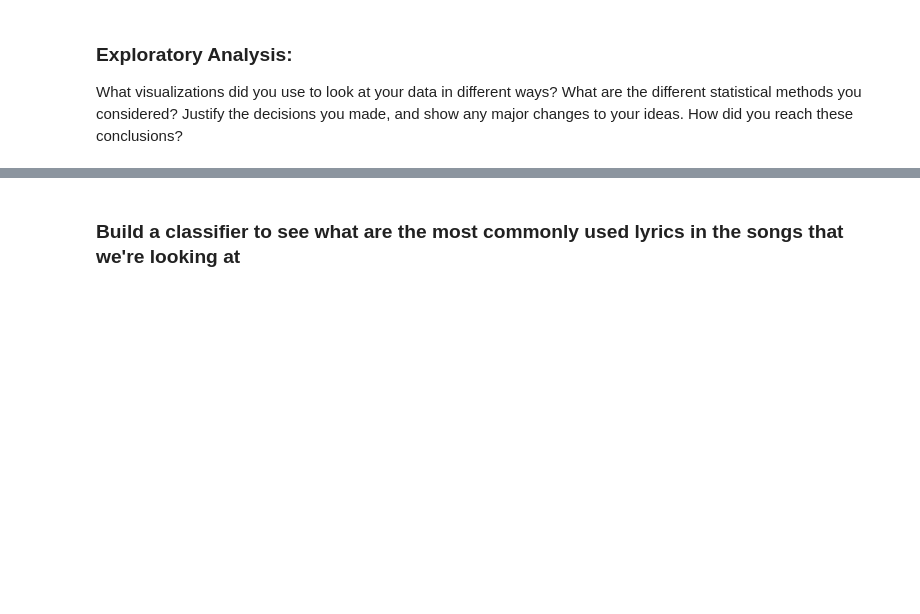
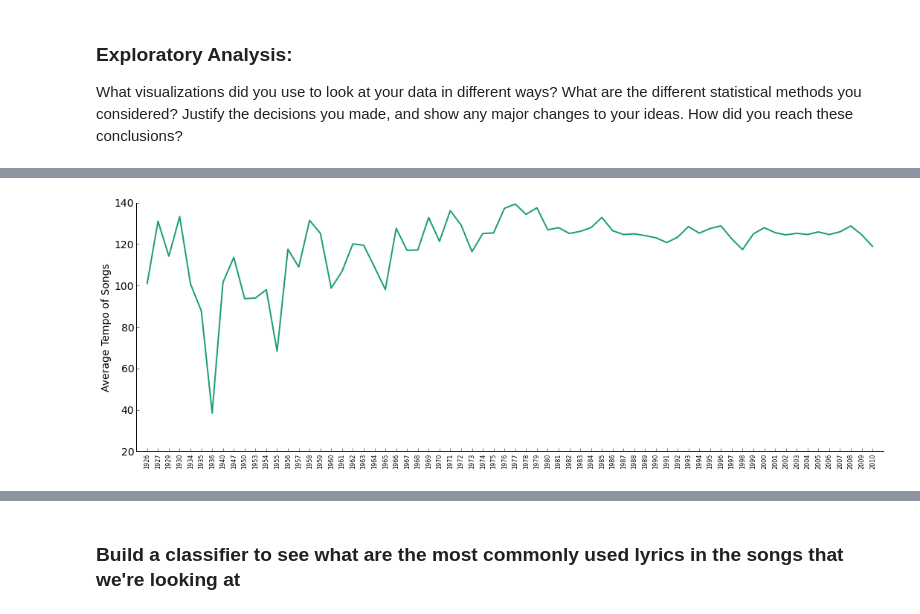
Before and after one commit to AnastasiyaB/Music_Magic, a Jupyter notebook: Process_Book.ipynb, the cells around one changed output, grey strips where cells are left out. Drawn from its saved outputs; the diff is of its cells as text; code cells hidden in the pictures; blank space fills up the shorter version.

```diff
--- a/Process_Book.ipynb
+++ b/Process_Book.ipynb
@@ -450,0 +476,5 @@ plotlineg(test['Artist_Hotness'], "Average Artist Hotness")
+# %%
+# see how average tempo changes over the years for songs released that year
+plotlineg(year_averages['Tempo'], "Average Tempo of Songs")
+# %% [output]
+[figure, added]
```
Also changed, not shown: parts of 56 cells of this notebook, 1 other file.
